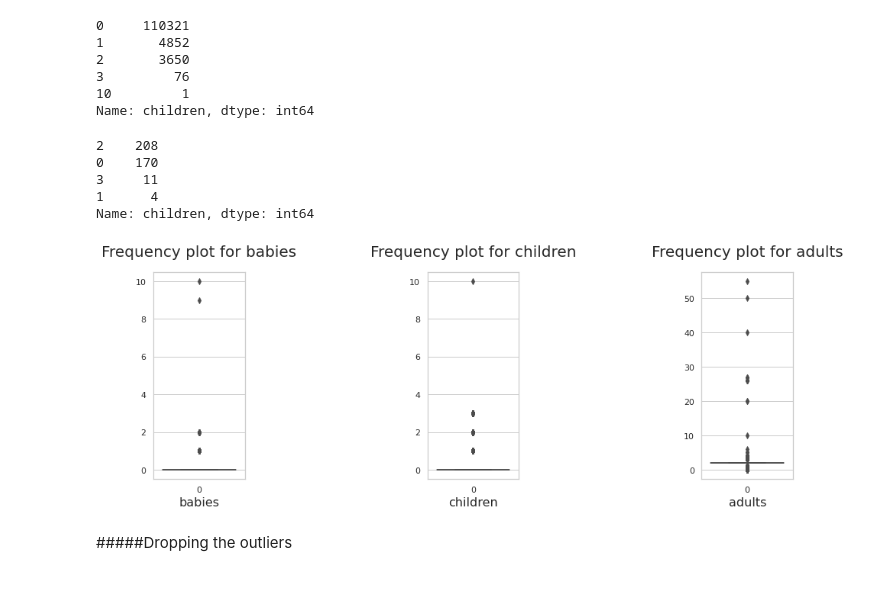
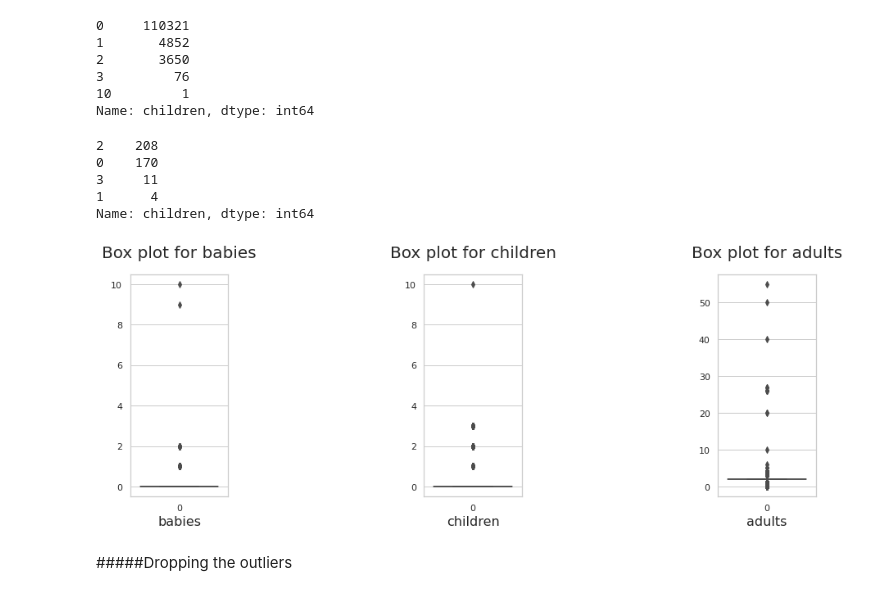
Before and after one commit to ShrungaM/Hotel-Booking-Analysis, a Jupyter notebook: Hotel_Booking_Analysis_Capstone_Project.ipynb, the cells around one changed output. Cells and saved outputs as stored; diff of their text form; code cells hidden in the pictures.

```diff
--- a/Hotel_Booking_Analysis_Capstone_Project.ipynb
+++ b/Hotel_Booking_Analysis_Capstone_Project.ipynb
@@ -462,27 +465,29 @@ df['children'].value_counts()
 3         76
 10         1
 Name: children, dtype: int64
-# %%
-df[(df['adults']==0)]['children'].value_counts()
-# %% [output]
-2    208
-0    170
-3     11
-1      4
-Name: children, dtype: int64
+# %%
+#As there wont be any children coming to vacation without adults/parents dropping them com
+df[(df['adults']==0)]['children'].value_counts()                   ##########################Check where is it dropped?
+# %% [output]
+2    208
+0    170
+3     11
+1      4
+Name: children, dtype: int64
 # %%
+#box plot for outlier detection in babies, children and adults
 req_list = ['babies','children','adults']
 n=1
 plt.figure(figsize=(15,5))
 for i in req_list:
   plt.subplot(1,3,n)
-  plt.title("Frequency plot for "+i,fontsize=20,pad=20)
+  plt.title("Box plot for "+i,fontsize=20,pad=20)
   n = n+1
   sns.boxplot(data = df[i])
   plt.xlabel(i, fontsize=16)
   plt.subplots_adjust(wspace=2)
 # %% [output]
-[figure, old version]
+[figure, new version]
 # %% [markdown]
 #####Dropping the outliers
 # %%
```
Also changed, not shown: parts of 110 cells of this notebook.
